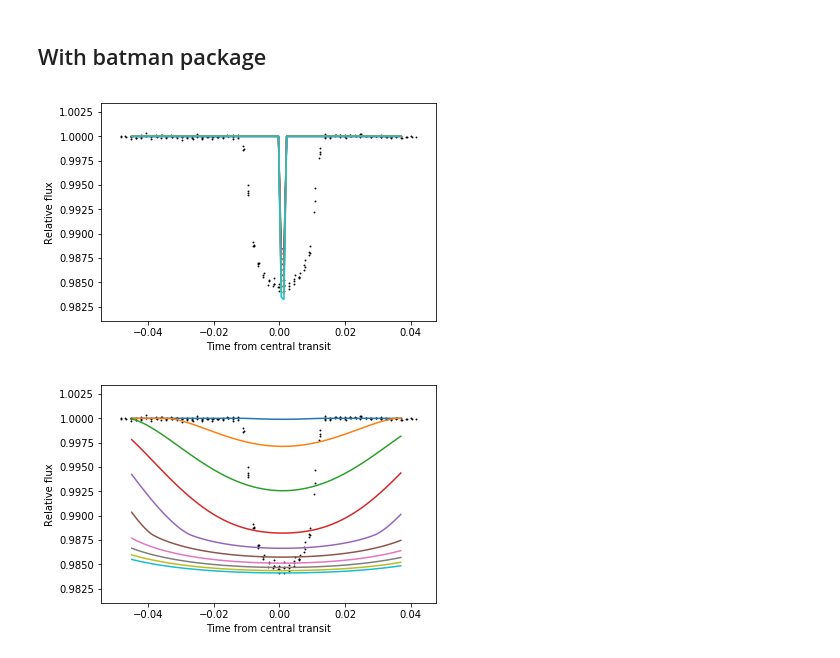
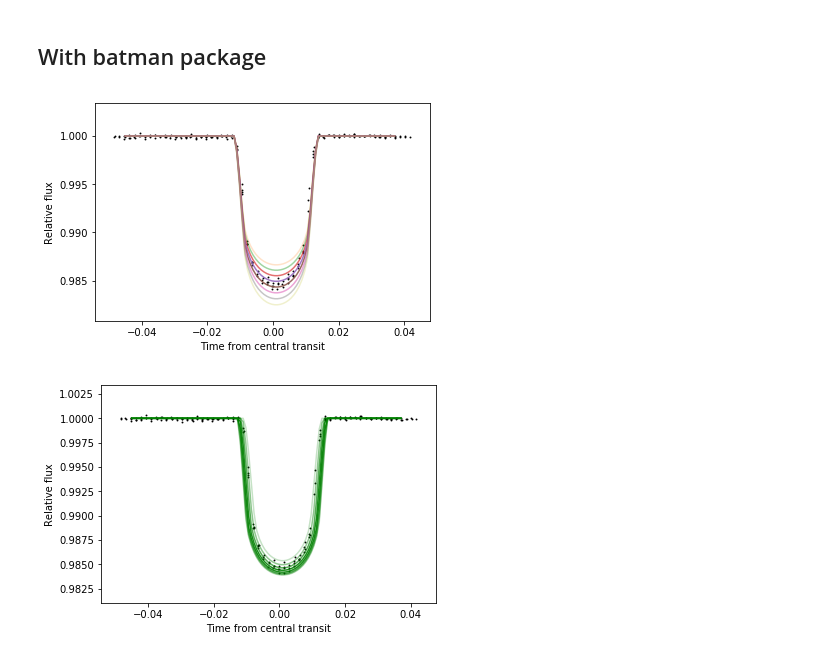
Before and after one commit to PierricJoulot/Astronomy, a Jupyter notebook: Lightcurves/EPIC228735255/EPIC228735255+batman-package.ipynb, the cells around one changed output. Drawn from its saved outputs; the diff is of its cells as text; code cells hidden in the pictures.

```diff
--- a/Lightcurves/EPIC228735255/EPIC228735255+batman-package.ipynb
+++ b/Lightcurves/EPIC228735255/EPIC228735255+batman-package.ipynb
@@ -174,10 +174,10 @@ import batman
 # %%
 params = batman.TransitParams()
 params.t0 = 0.001                      #time of inferior conjunction
-params.per = 0.082                      #orbital period
+params.per = 0.9986                      #orbital period
 params.rp = 0.11                      #planet radius (in units of stellar radii)
 params.a = 12.71                       #semi-major axis (in units of stellar radii)
-params.inc = 89                   #orbital inclination (in degrees)
+params.inc = 88                   #orbital inclination (in degrees)
 params.ecc = 0.                      #eccentricity
 params.w = 90.                       #longitude of periastron (in degrees)
 params.u = [0.4218, 0.2442]                #limb darkening coefficients [u1, u2]
@@ -191,26 +191,26 @@ flux = m.light_curve(params)          #calculates light curve
 plt.scatter(lc_transit.time, lc_transit.flux, s=.8, c='k')
 plt.xlabel("Time from central transit")
 plt.ylabel("Relative flux")
-radii = np.linspace(0.10, 0.12, 10)
+radii = np.linspace(0.105, 0.125, 10)
 for r in radii:
         params.rp = r                           #updates planet radius
         new_flux = m.light_curve(params)
-        plt.plot(t, new_flux)
+        plt.plot(t, new_flux, alpha=1-abs((r-0.115)/0.01))
 
 plt.show()
 # %% [output]
-[figure, old version]
+[figure, new version]
 # %%
 plt.scatter(lc_transit.time, lc_transit.flux, s=.8, c='k')
-params.rp = 0.118
+params.rp = 0.115
 plt.xlabel("Time from central transit")
 plt.ylabel("Relative flux")
-inclination = np.linspace(85, 88, 10)
+inclination = np.linspace(87, 90, 10)
 for i in inclination:
         params.inc = i                           #updates planet radius
         new_flux = m.light_curve(params)
-        plt.plot(t, new_flux)
+        plt.plot(t, new_flux, alpha=1-abs((i-88.5))/1.5, c='g')
 
 plt.show()
 # %% [output]
-[figure, old version]
+[figure, new version]
```
Also changed, not shown: parts of 1 cell of this notebook.
